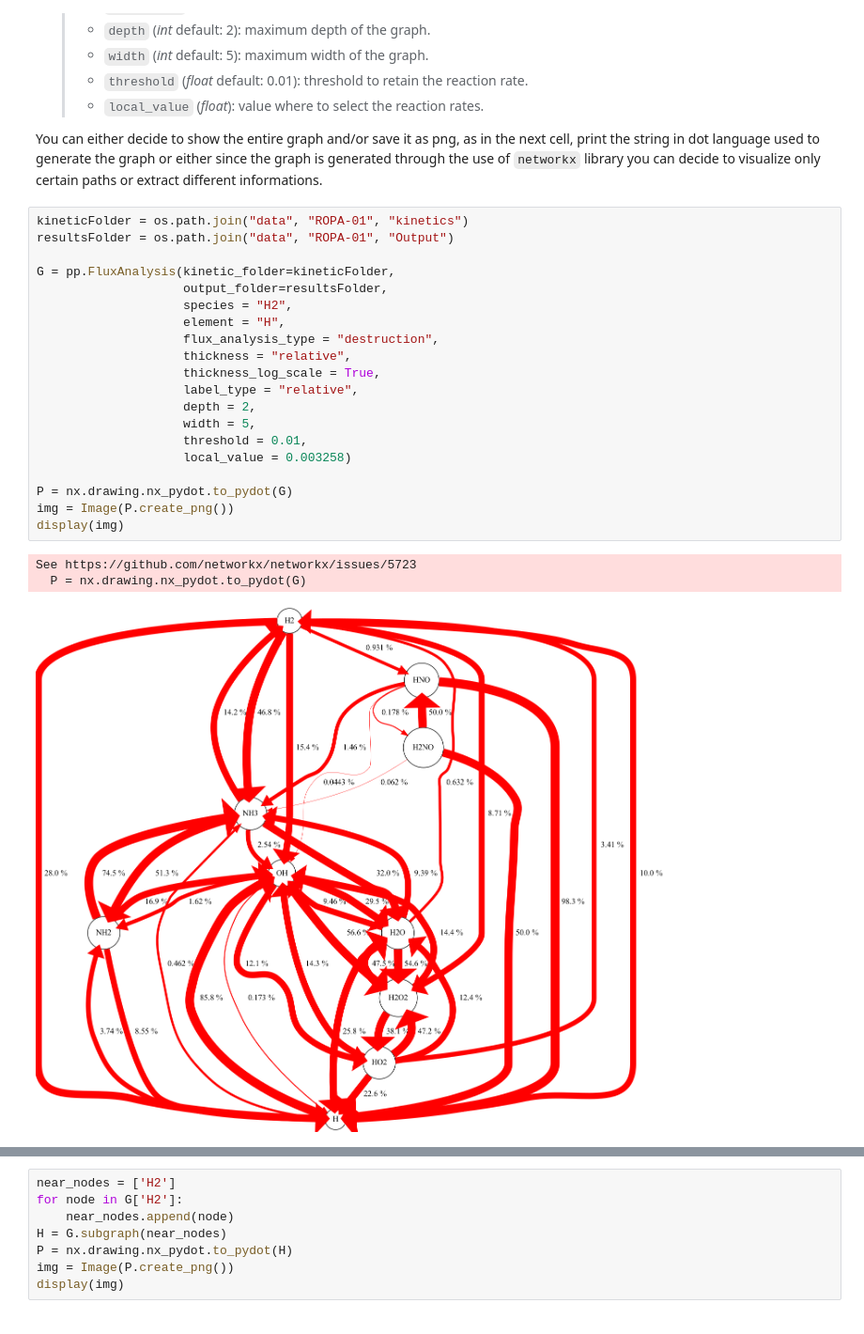
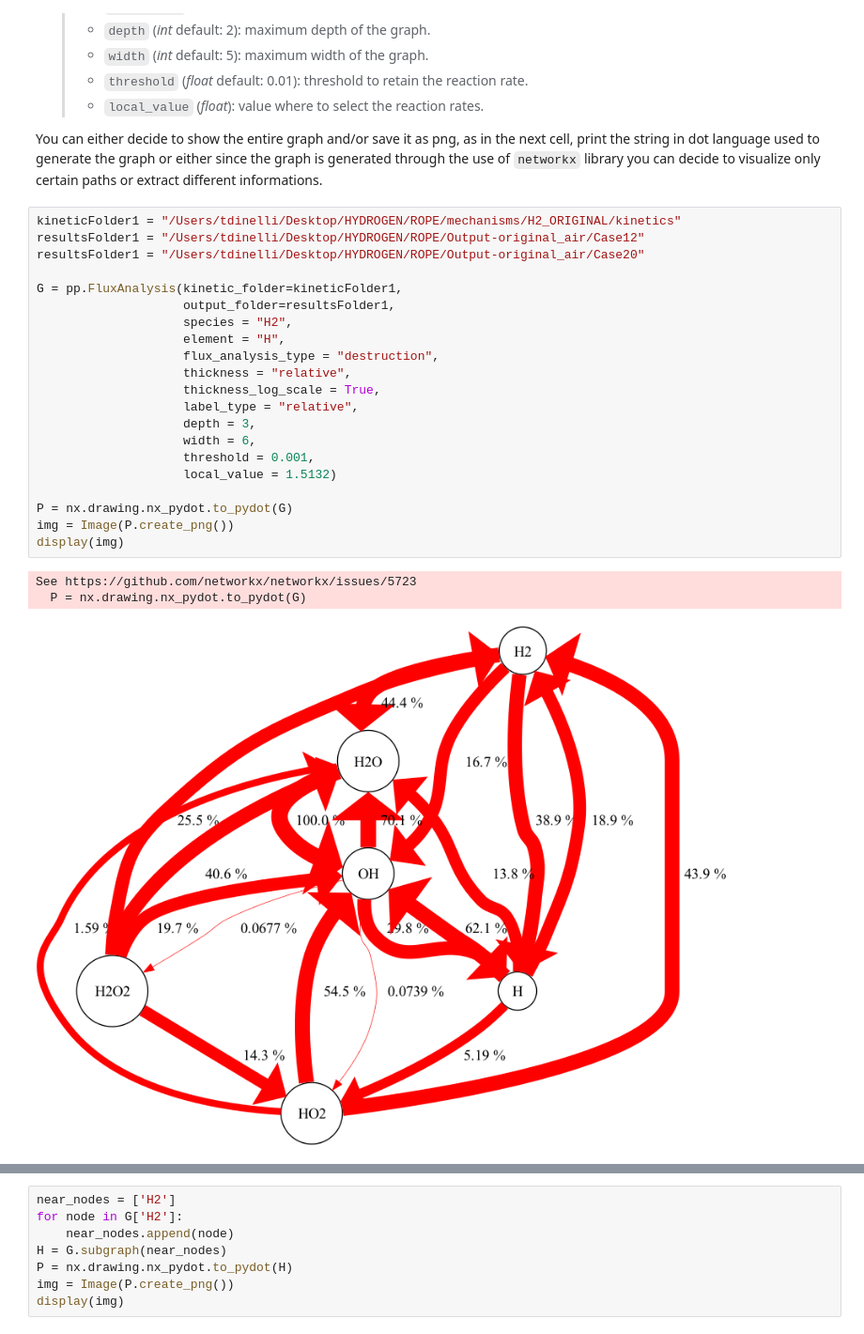
Before and after one commit to tdinelli/pySMOKEPostProcessor, a Jupyter notebook: examples/FluxAnalysis.ipynb, the cells around one changed output, grey strips where cells are left out. Shown at 94% size. Saved outputs shown, nothing was run; the diff lists cells and outputs as text.

```diff
--- a/examples/FluxAnalysis.ipynb
+++ b/examples/FluxAnalysis.ipynb
@@ -22,26 +24,27 @@ import os
 
 You can either decide to show the entire graph and/or save it as png, as in the next cell, print the string in dot language used to generate the graph or either since the graph is generated through the use of `networkx` library you can decide to visualize only certain paths or extract different informations.
 # %%
-kineticFolder = os.path.join("data", "ROPA-01", "kinetics")
-resultsFolder = os.path.join("data", "ROPA-01", "Output")
+kineticFolder1 = "/Users/tdinelli/Desktop/HYDROGEN/ROPE/mechanisms/H2_ORIGINAL/kinetics"
+resultsFolder1 = "/Users/tdinelli/Desktop/HYDROGEN/ROPE/Output-original_air/Case12"
+resultsFolder1 = "/Users/tdinelli/Desktop/HYDROGEN/ROPE/Output-original_air/Case20"
 
-G = pp.FluxAnalysis(kinetic_folder=kineticFolder,
-                    output_folder=resultsFolder,
+G = pp.FluxAnalysis(kinetic_folder=kineticFolder1,
+                    output_folder=resultsFolder1,
                     species = "H2",
                     element = "H",
                     flux_analysis_type = "destruction",
                     thickness = "relative",
                     thickness_log_scale = True,
                     label_type = "relative",
-                    depth = 2,
-                    width = 5,
-                    threshold = 0.01,
-                    local_value = 0.003258)
+                    depth = 3,
+                    width = 6,
+                    threshold = 0.001,
+                    local_value = 1.5132)
 
 P = nx.drawing.nx_pydot.to_pydot(G)
 img = Image(P.create_png())
 display(img)
 # %% [output]
 See https://github.com/networkx/networkx/issues/5723
   P = nx.drawing.nx_pydot.to_pydot(G)
-[figure, old version]
+[figure, new version]
```
Also changed, not shown: parts of 3 cells of this notebook, 5 other files.
